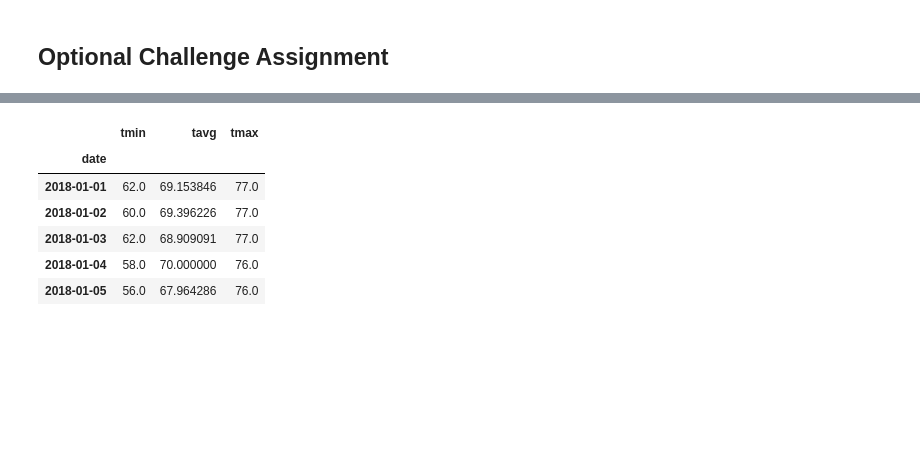
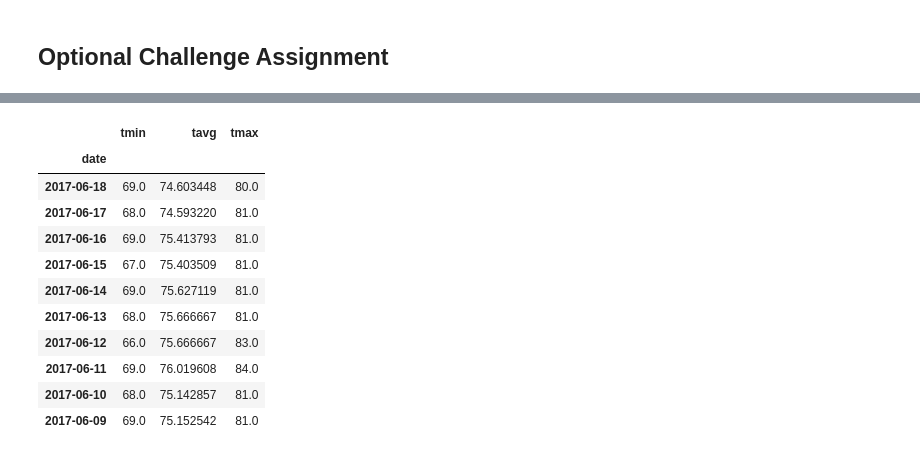
Before and after one commit to ppainuly/Hawaii-Weather-Analysis, a Jupyter notebook: climate_starter.ipynb, the cells around one changed output, grey strips where cells are left out. Cells and saved outputs as stored; diff of their text form; code cells hidden in the pictures; blank space fills up the shorter version.

```diff
--- a/climate_starter.ipynb
+++ b/climate_starter.ipynb
@@ -291,12 +338,18 @@ daily_normals("01-01")
 # %%
-# calculate the daily normals for your trip
+# Calculate the daily normals for your trip
 # push each tuple of calculations into a list called `normals`
 
 # Set the start and end date of the trip
+start_date = '2017-05-12'
+end_date ='2017-06-18'
 
 # Use the start and end date to create a range of dates
+date_range = session.query(Measurement.date).filter(Measurement.date >= start_date,Measurement.date <= end_date).group_by(Measurement.date).all()
 
 # Stip off the year and save a list of %m-%d strings
+date_list = [x[0][5:] for x in date_range]
 
 # Loop through the list of %m-%d strings and calculate the normals for each date
+date_normals = [daily_normals(x)[0] for x in date_list]
+date_normals
 # %% [output]
@@ -310,10 +373,21 @@ daily_normals("01-01")
 # %%
 # Load the previous query results into a Pandas DataFrame and add the `trip_dates` range as the `date` index
+
+date_normals_df= pd.DataFrame(date_normals,columns=['tmin', 'tavg', 'tmax'])
+date_normals_df['date'] = [date[0] for date in date_range]
+date_normals = date_normals_df.sort_values('date',ascending =False)
+date_normals = date_normals.set_index('date')
+date_normals.head(10)
 # %% [output]
 |  | tmin | tavg | tmax |
 | date |  |  |  |
-| 2018-01-01 | 62.0 | 69.153846 | 77.0 |
-| 2018-01-02 | 60.0 | 69.396226 | 77.0 |
-| 2018-01-03 | 62.0 | 68.909091 | 77.0 |
-| 2018-01-04 | 58.0 | 70.000000 | 76.0 |
-| 2018-01-05 | 56.0 | 67.964286 | 76.0 |
+| 2017-06-18 | 69.0 | 74.603448 | 80.0 |
+| 2017-06-17 | 68.0 | 74.593220 | 81.0 |
+| 2017-06-16 | 69.0 | 75.413793 | 81.0 |
+| 2017-06-15 | 67.0 | 75.403509 | 81.0 |
+| 2017-06-14 | 69.0 | 75.627119 | 81.0 |
+| 2017-06-13 | 68.0 | 75.666667 | 81.0 |
+| 2017-06-12 | 66.0 | 75.666667 | 83.0 |
+| 2017-06-11 | 69.0 | 76.019608 | 84.0 |
+| 2017-06-10 | 68.0 | 75.142857 | 81.0 |
+| 2017-06-09 | 69.0 | 75.152542 | 81.0 |
```
Also changed, not shown: parts of 13 cells of this notebook.
